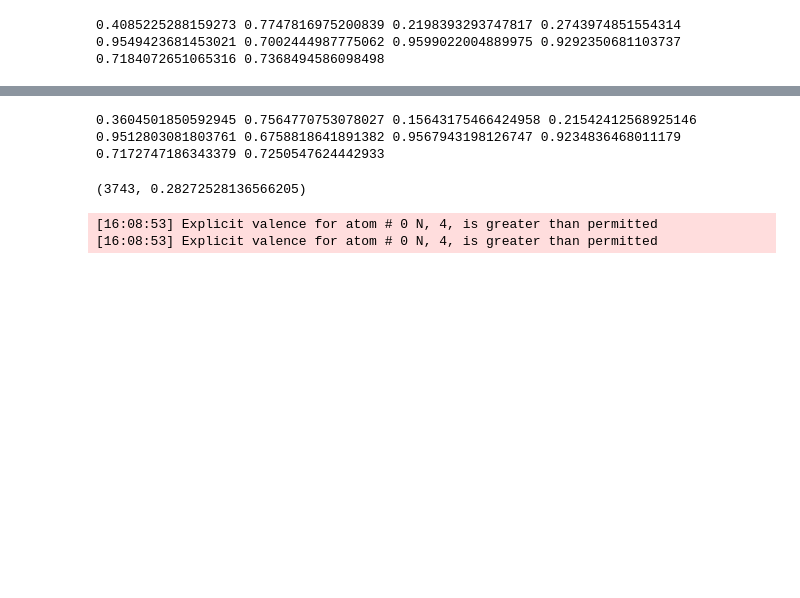
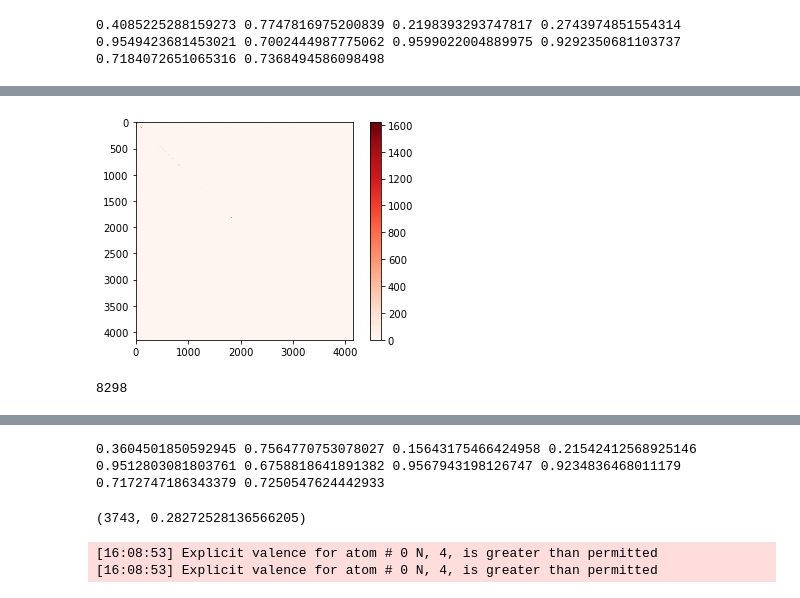
Before and after one commit to cchaves123/DDI-project, a Jupyter notebook: notebooks/make-graph.ipynb, the cells around one changed output, grey strips where cells are left out. Cells and saved outputs as stored; diff of their text form; code cells hidden in the pictures; blank space fills up the shorter version.

```diff
--- a/notebooks/make-graph.ipynb
+++ b/notebooks/make-graph.ipynb
@@ -135,0 +175,10 @@ dictionary[drug]['classification']
+# %%
+plt.imshow(coocc,interpolation='nearest', cmap='Reds')
+plt.colorbar()
+plt.show()
+# %% [output]
+[figure, added]
+# %%
+len(np.unique(category)) *2
+# %% [output]
+8298
```
Also changed, not shown: parts of 89 cells of this notebook, 4 other files.
